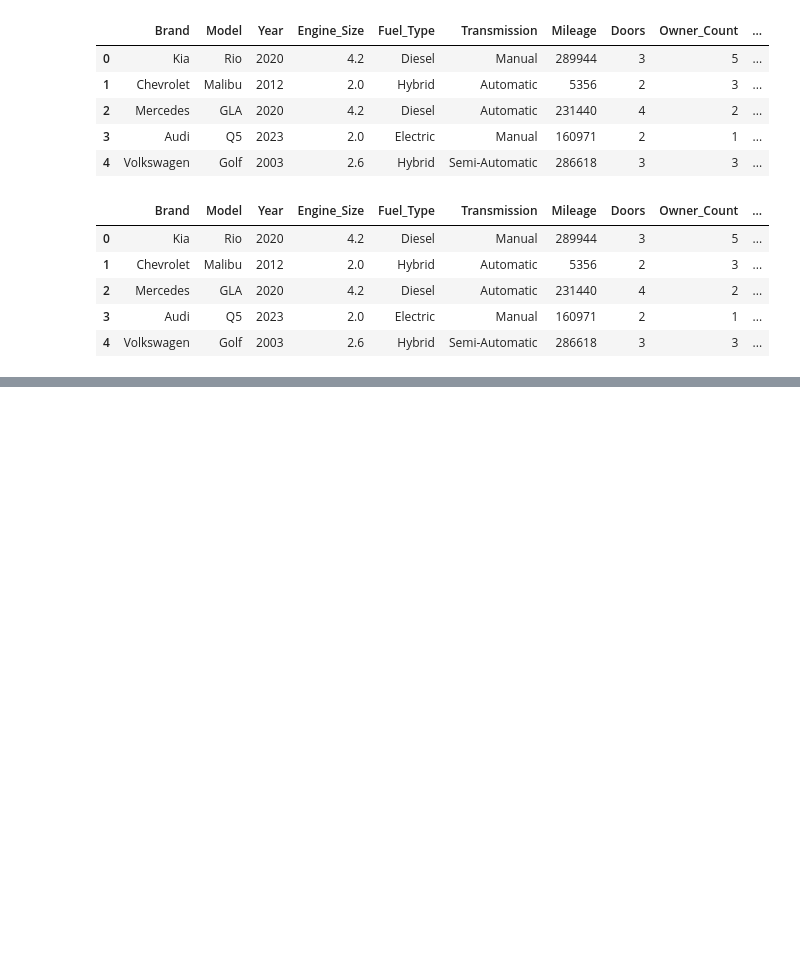
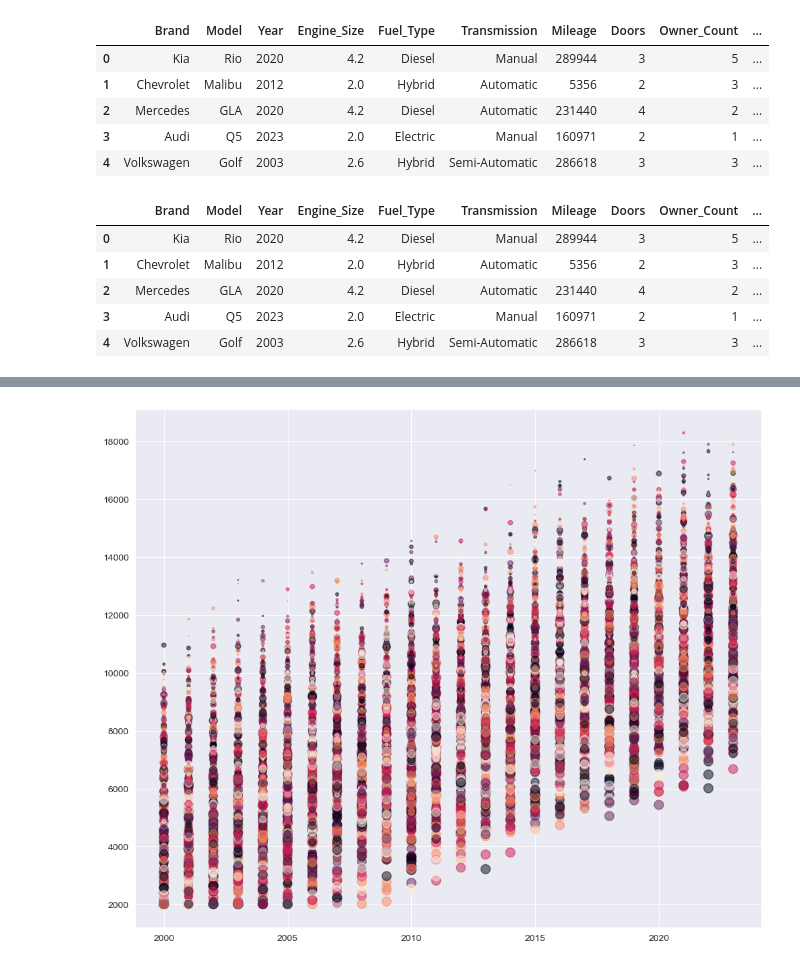
Before and after one commit to EmilianoDeLaGarzaVillarreal/CarPriceAnalysis, a Jupyter notebook: sample.ipynb, the cells around one changed output, grey strips where cells are left out. Drawn from its saved outputs; the diff is of its cells as text; code cells hidden in the pictures; blank space fills up the shorter version.

```diff
--- a/sample.ipynb
+++ b/sample.ipynb
@@ -101,0 +112,9 @@ plt.show()
+# %%
+dfNormMile = (df['Mileage'] - df['Mileage'].min()) / (df['Mileage'].max() - df['Mileage'].min())
+# %%
+plt.close()
+fig, ax = plt.subplots(figsize=(12,10))
+ax.scatter(x=df['Year'], y=df['Price'], s=dfNormMile*100, c=df['Owner_Count'], alpha=0.5)
+plt.show()
+# %% [output]
+[figure, added]
```
Also changed, not shown: parts of 12 cells of this notebook.
